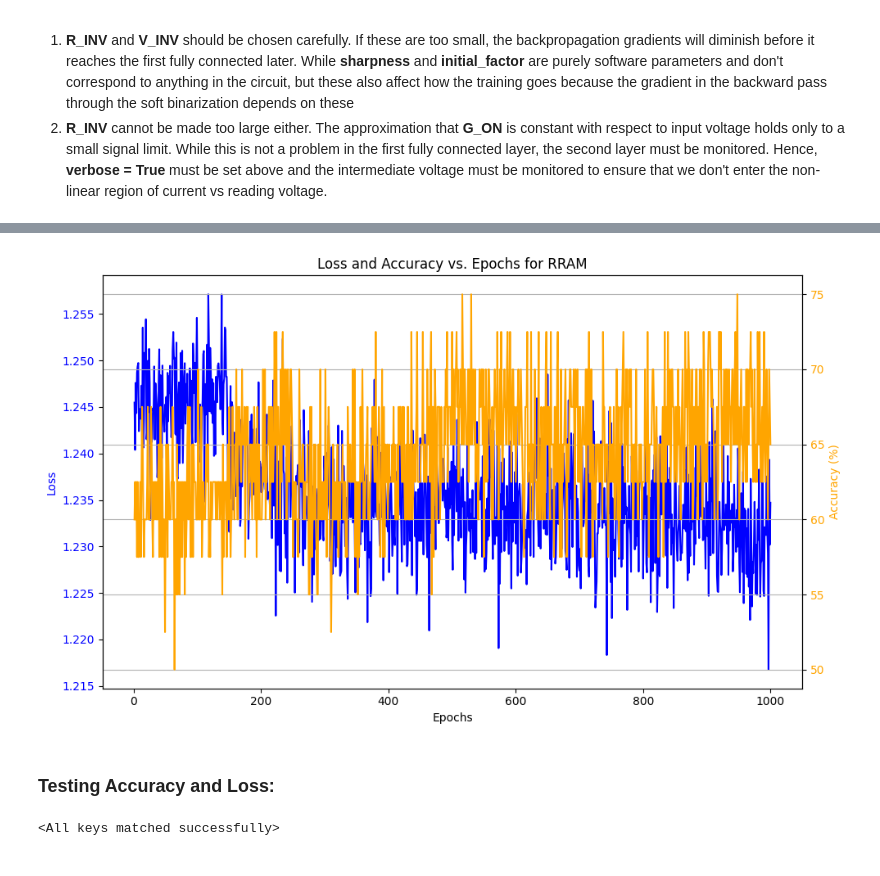
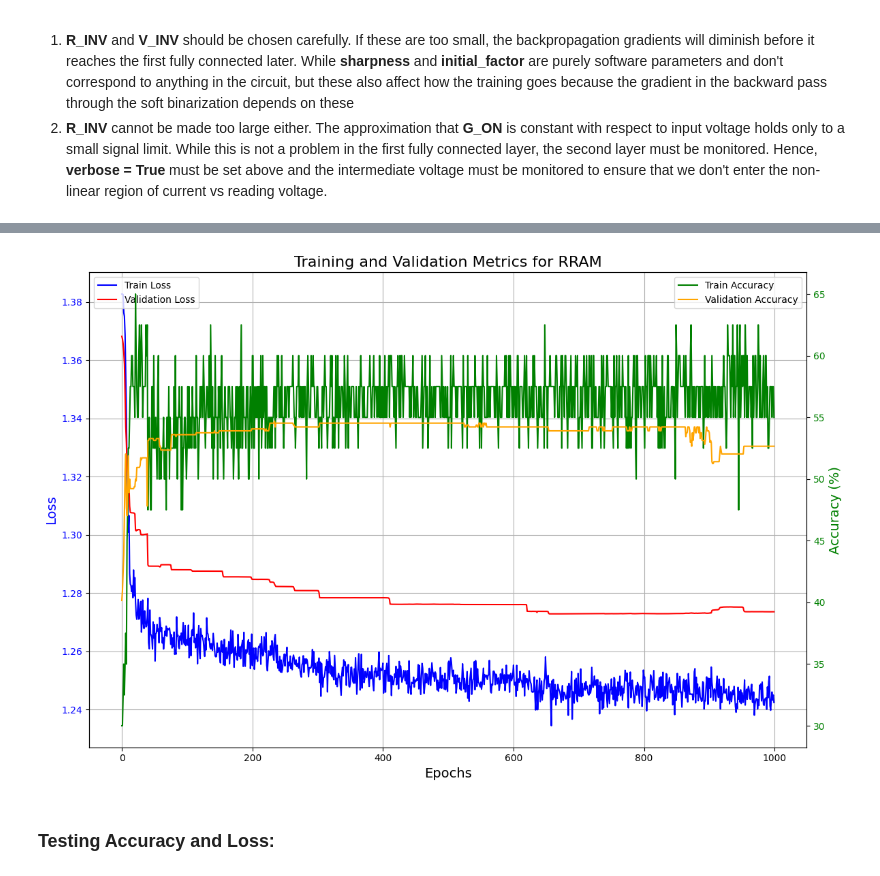
Before and after one commit to RishiNandha/CMOS-Binary-Neural-Network, a Jupyter notebook: BNN.ipynb, the cells around one changed output, grey strips where cells are left out. Cells and saved outputs as stored; diff of their text form; code cells hidden in the pictures.

Commit message:
Started using Val accuracy

```diff
--- a/BNN.ipynb
+++ b/BNN.ipynb
@@ -265,7 +272,7 @@ class AugmentedDataset(Dataset):
         noisy_image = image + torch.randn_like(image) * self.noise_std
         return noisy_image, label
 
-noise_std = 0.15
+noise_std = 0.1
 augmented_dataset = AugmentedDataset(train_inputs, train_labels, noise_std=noise_std)
 dataloader = DataLoader(augmented_dataset, batch_size=10, shuffle=True)
 # %% [markdown]
@@ -302,8 +309,8 @@ Non-trainable params: 0
 =================================================================
 # %%
 try:
-    with open("RRAM_loss.txt", 'r') as f: lowest_loss_RRAM = float(f.read())
+    with open("RRAM_accuracy.txt", 'r') as f: best_val_RRAM = float(f.read())
 except:
-    lowest_loss_RRAM = float('inf')
-print(lowest_loss_RRAM)
+    best_val_RRAM = 0
+print(best_val_RRAM)
 # %% [output]
@@ -312,5 +319,12 @@ print(lowest_loss_RRAM)
 #### Training Notes:
 1. **R_INV** and **V_INV** should be chosen carefully. If these are too small, the backpropagation gradients will diminish before it reaches the first fully connected later. While **sharpness** and **initial_factor** are purely software parameters and don't correspond to anything in the circuit, but these also affect how the training goes because the gradient in the backward pass through the soft binarization depends on these
 2. **R_INV** cannot be made too large either. The approximation that **G_ON** is constant with respect to input voltage holds only to a small signal limit. While this is not a problem in the first fully connected layer, the second layer must be monitored. Hence, **verbose = True** must be set above and the intermediate voltage must be monitored to ensure that we don't enter the non-linear region of current vs reading voltage.
+# %%
+history_RRAM = {
+    "train_loss": [],
+    "train_accuracy": [],
+    "val_loss": [],
+    "val_accuracy": []
+}
 # %%
 lr = 1
@@ -384,12 +405,6 @@ Epoch 1000, LR: 0.2500, Loss: 1.2347, Accuracy: 65.00%
 # %%
-plot_loss_and_accuracy(loss_history_RRAM, accuracy_history_RRAM, num_epochs, "RRAM")
+plot_history(history_RRAM, num_epochs, "RRAM")
 # %% [output]
-[figure, old version]
+[figure, new version]
 # %% [markdown]
 ### Testing Accuracy and Loss:
-# %%
-with open("RRAM_params.txt", 'r') as f: params_RRAM_best = ast.literal_eval(f.read())
-model_RRAM_best = BinaryNeuralNetwork(**params_RRAM_best)
-model_RRAM_best.load_state_dict(torch.load("RRAM_model.pth"))
-# %% [output]
-<All keys matched successfully>
```
Also changed, not shown: parts of 13 cells of this notebook, 3 other files.
